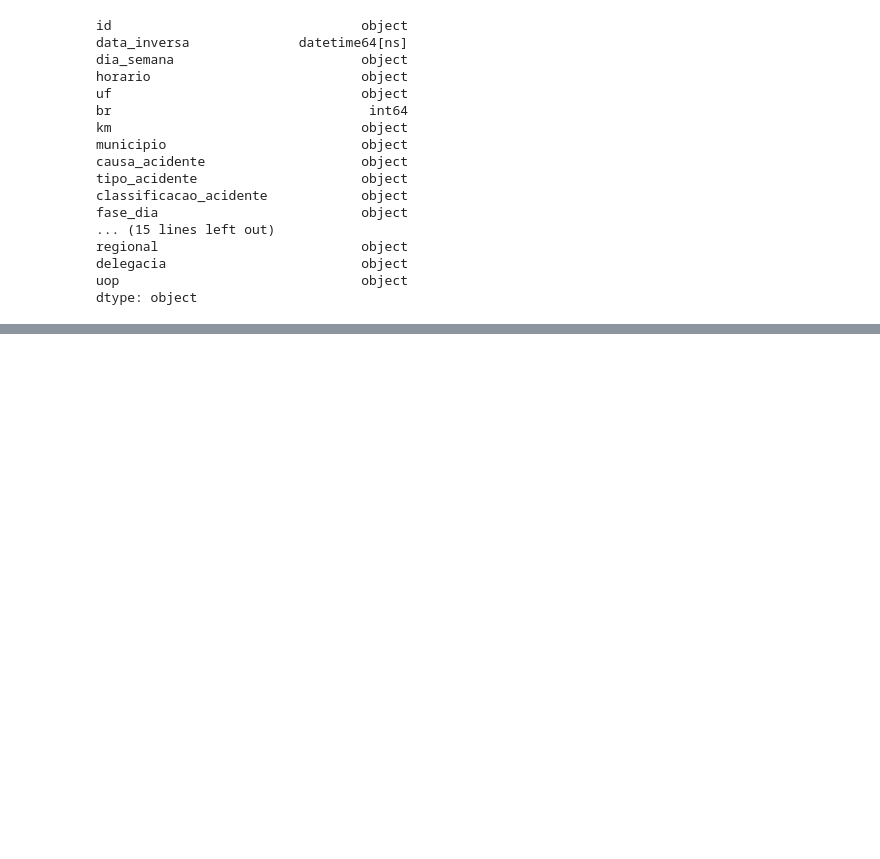
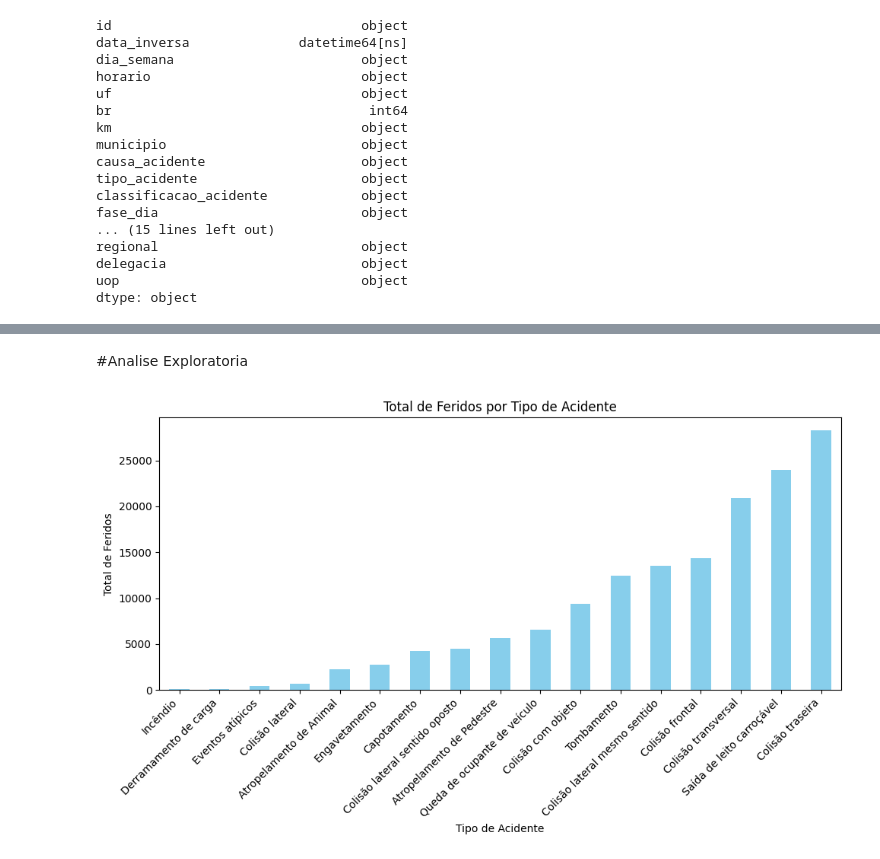
Before and after one commit to Manuelevaristo/analise-acidentes-brasil-2021-2024, a Jupyter notebook: app_principal.ipynb, the cells around one changed output, grey strips where cells are left out. Drawn from its saved outputs; the diff is of its cells as text; code cells hidden in the pictures; blank space fills up the shorter version.

Commit message:
Engenharia de Atributos e analise exploratória feita

```diff
--- a/app_principal.ipynb
+++ b/app_principal.ipynb
@@ -329,3 +313,11 @@ dados
+# %%
+# Lista de colunas para ajustar
+colunas_para_corrigir = ['km', 'latitude', 'longitude']  # Adicione as colunas problemáticas
+
+# Substituir vírgulas por pontos e converter para float
+for coluna in colunas_para_corrigir:
+    dados[coluna] = dados[coluna].str.replace(',', '.', regex=True)  # Trocar vírgulas por pontos
+    dados[coluna] = pd.to_numeric(dados[coluna], errors='coerce')  # Converter para float
 # %%
 print(dados['data_inversa'].isnull().sum())
 # %% [output]
@@ -385,0 +411,6 @@ dtype: object
+# %%
+#Criar Informações Derivadas de Datas
+#Adicione colunas como dia da semana, mês e ano:
+
+dados['mes'] = dados['data_inversa'].dt.month
+dados['ano'] = dados['data_inversa'].dt.year
@@ -385,0 +427,14 @@ dtype: object
+# %%
+#Categorizar Períodos do Dia, criar uma coluna para classificar os horários:
+
+def periodo_do_dia(hora):
+    if 0 <= hora < 6:
+        return 'MADRUGADA'
+    elif 6 <= hora < 12:
+        return 'MANHÃ'
+    elif 12 <= hora < 18:
+        return 'TARDE'
+    else:
+        return 'NOITE'
+
+dados['periodo_dia'] = dados['horario'].str[:2].astype(int).apply(periodo_do_dia)
@@ -385,0 +451,3 @@ dtype: object
+# %%
+#calcular total de feridos
+dados['total_feridos'] = dados['feridos_leves'] + dados['feridos_graves']
@@ -385,0 +470,18 @@ dtype: object
+# %% [markdown]
+#Analise Exploratoria
+# %%
+import matplotlib.pyplot as plt
+
+# Agrupar por tipo de acidente e somar os feridos
+feridos_por_tipo = dados.groupby('tipo_acidente')['total_feridos'].sum().sort_values()
+
+# Criar o histograma
+plt.figure(figsize=(10, 6))
+feridos_por_tipo.plot(kind='bar', color='skyblue', title='Total de Feridos por Tipo de Acidente')
+plt.xlabel('Tipo de Acidente')
+plt.ylabel('Total de Feridos')
+plt.xticks(rotation=45, ha='right')
+plt.tight_layout()
+plt.show()
+# %% [output]
+[figure, added]
```
Also changed, not shown: parts of 7 cells of this notebook, 1 other file.
